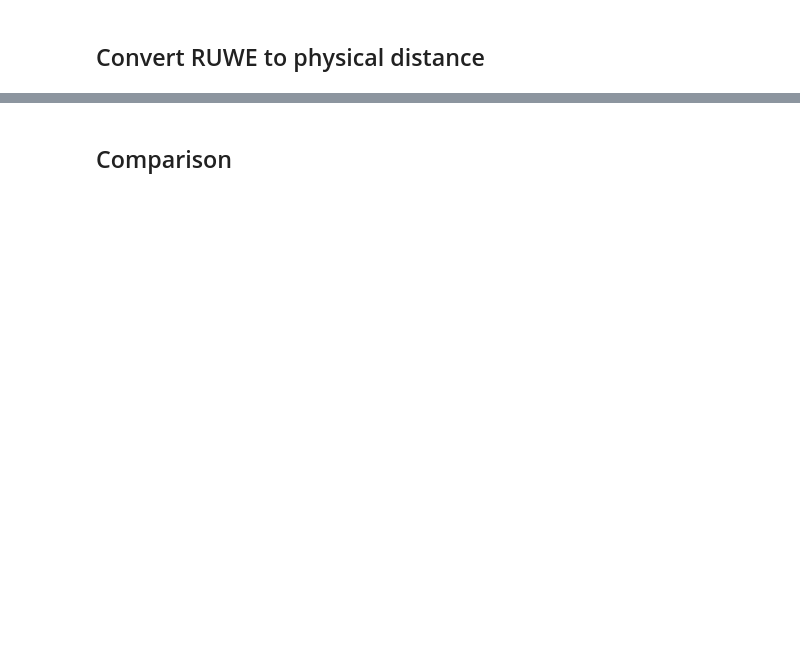
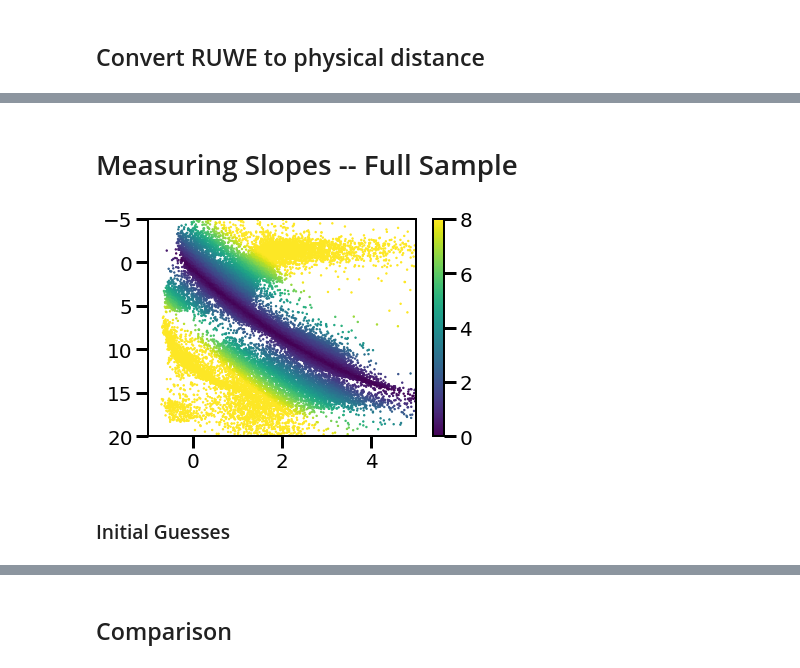
Before and after one commit to afeinstein20/flares_soc, a Jupyter notebook: notebooks/criticality_notebook.ipynb, the cells around one changed output, grey strips where cells are left out. Cells and saved outputs as stored; diff of their text form; code cells hidden in the pictures; blank space fills up the shorter version.

```diff
--- a/notebooks/criticality_notebook.ipynb
+++ b/notebooks/criticality_notebook.ipynb
@@ -66,2 +70,7 @@ flares = flares[flares['amp']>0.005]
+# %%
+allflares = allflares[(allflares[filters[0]]=='True')&
+                      (allflares[filters[1]]=='True')&
+                      (allflares[filters[2]]=='True')&
+                      (allflares[filters[3]]=='True')]
 # %% [markdown]
 ## Convert RUWE to physical distance
@@ -615,0 +173,15 @@ for i in range(len(high_ruwe_slopes)):
+# %% [markdown]
+# Measuring Slopes -- Full Sample
+# %%
+absmag = stars['M_G'] + 0.0
+
+plt.scatter(stars['bp_rp'], absmag,
+            c=np.abs(absmag - model(stars['bp_rp'])),
+            s=2, vmin=0, vmax=8)
+plt.ylim(20,-5)
+plt.xlim(-1,5)
+plt.colorbar()
+ms_dist = np.abs(stars['M_G'] - model(stars['bp_rp']))
+ms_dist_all = np.abs(allflares['M_G']-model(allflares['bp_rp']))
+# %% [output]
+[figure, added]
@@ -615,0 +190,2 @@ for i in range(len(high_ruwe_slopes)):
+# %% [markdown]
+### Initial Guesses
```
Also changed, not shown: parts of 63 cells of this notebook.
